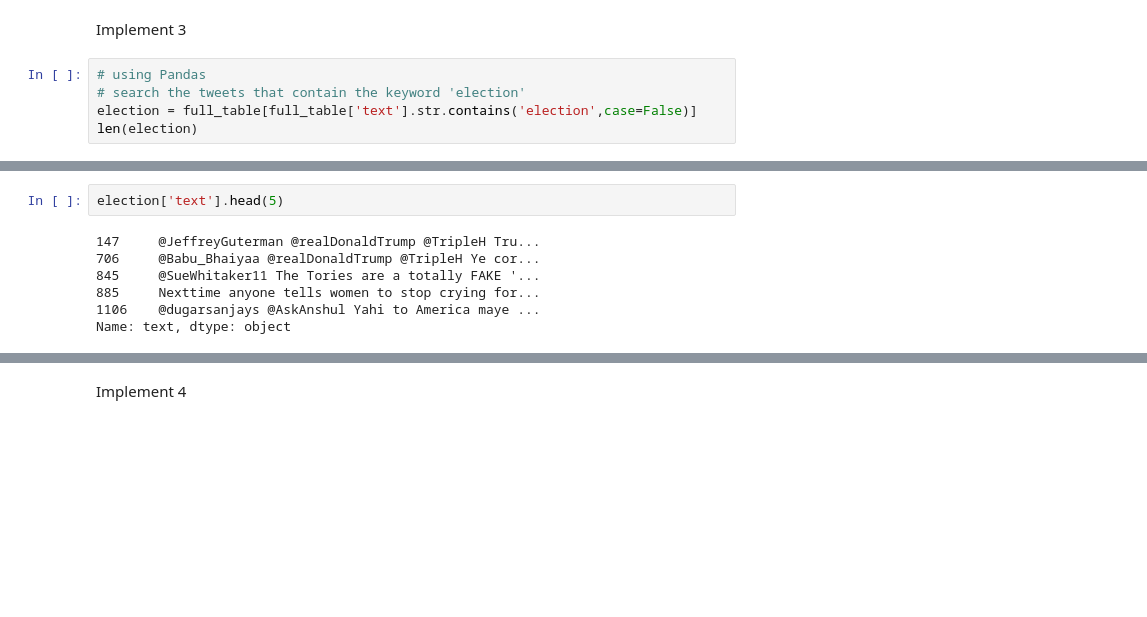
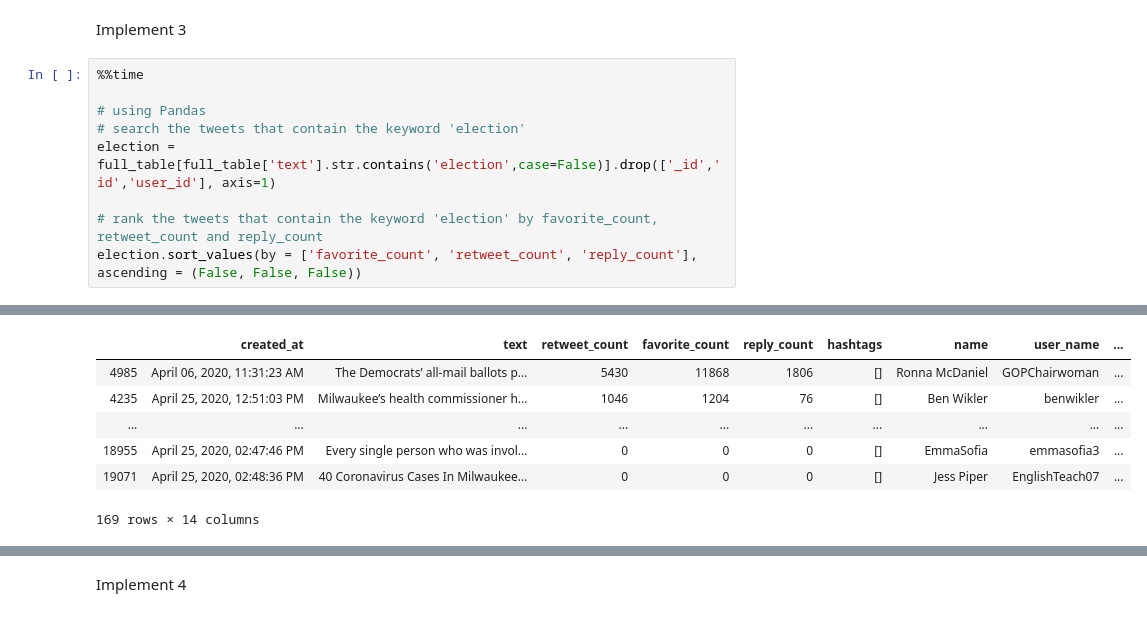
Before and after one commit to Hui-Dora-Wang/Search-Application-on-Twitter, a Jupyter notebook: search_app.ipynb, the cells around one changed output, grey strips where cells are left out. Cells and saved outputs as stored; diff of their text form; blank space fills up the shorter version.

Commit message:
case insensitive search + user interative search done

```diff
--- a/search_app.ipynb
+++ b/search_app.ipynb
@@ -416,8 +417,12 @@ Wall time: 67.8 ms
 # %% [markdown]
 Implement 3
 # %%
+%%time
+
 # using Pandas
 # search the tweets that contain the keyword 'election'
-election = full_table[full_table['text'].str.contains('election',case=False)]
-len(election)
+election = full_table[full_table['text'].str.contains('election',case=False)].drop(['_id','id','user_id'], axis=1)
+
+# rank the tweets that contain the keyword 'election' by favorite_count, retweet_count and reply_count
+election.sort_values(by = ['favorite_count', 'retweet_count', 'reply_count'], ascending = (False, False, False))
 # %% [output]
@@ -425,9 +430,7 @@ len(election)
+|  | created_at | text | retweet_count | favorite_count | reply_count | hashtags | name | user_name | ... |
+| 4985 | April 06, 2020, 11:31:23 AM | The Democrats’ all-mail ballots p... | 5430 | 11868 | 1806 | [] | Ronna McDaniel | GOPChairwoman | ... |
+| 4235 | April 25, 2020, 12:51:03 PM | Milwaukee’s health commissioner h... | 1046 | 1204 | 76 | [] | Ben Wikler | benwikler | ... |
+| ... | ... | ... | ... | ... | ... | ... | ... | ... | ... |
+| 18955 | April 25, 2020, 02:47:46 PM | Every single person who was invol... | 0 | 0 | 0 | [] | EmmaSofia | emmasofia3 | ... |
+| 19071 | April 25, 2020, 02:48:36 PM | 40 Coronavirus Cases In Milwaukee... | 0 | 0 | 0 | [] | Jess Piper | EnglishTeach07 | ... |
+169 rows × 14 columns
-# %%
-election['text'].head(5)
-# %% [output]
-147     @JeffreyGuterman @realDonaldTrump @TripleH Tru...
-706     @Babu_Bhaiyaa @realDonaldTrump @TripleH Ye cor...
-845     @SueWhitaker11 The Tories are a totally FAKE '...
-885     Nexttime anyone tells women to stop crying for...
-1106    @dugarsanjays @AskAnshul Yahi to America maye ...
-Name: text, dtype: object
```
Also changed, not shown: parts of 15 cells of this notebook.
